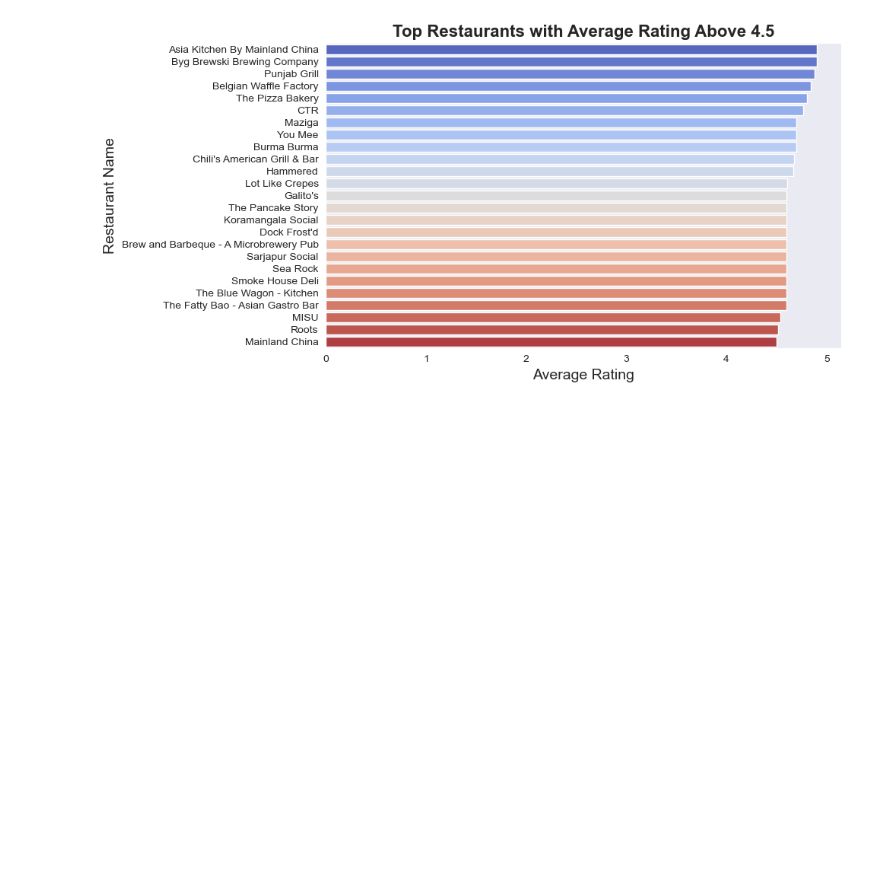
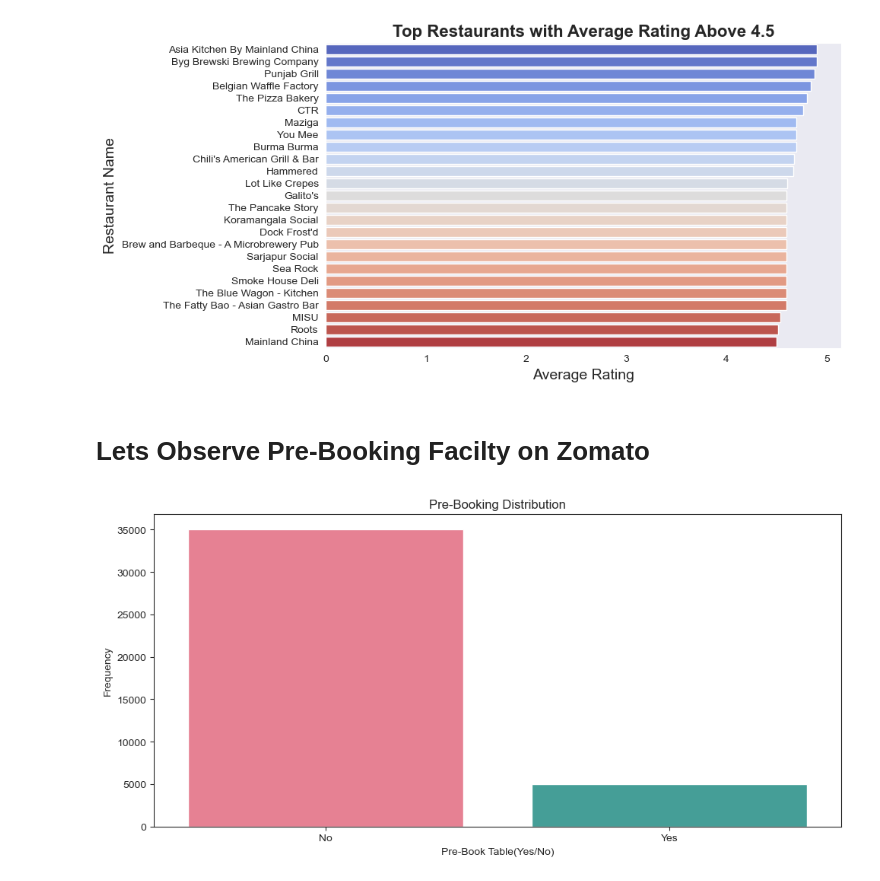
Before and after one commit to RJSINGH64/restaurant_rating-prediction, a Jupyter notebook: research.ipynb, the cells around one changed output. Drawn from its saved outputs; the diff is of its cells as text; code cells hidden in the pictures; blank space fills up the shorter version.

```diff
--- a/research.ipynb
+++ b/research.ipynb
@@ -113,0 +116,4 @@ Name: menu_item, Length: 40000, dtype: object
+# %%
+df[df["name"]=="Lifetree CafÃ\x83Â\x83Ã\x82Â\x83Ã\x83Â\x82Ã\x82Â\x83Ã\x83Â\x83Ã\x82Â\x82Ã\x83Â\x82Ã\x82Â©"] #Observe junk name inside name column
+df.iloc[20690 , 0] ="Lifetree Cafe"  #Changing junk name into a easy readable name
+df.iloc[20690 , 0]
@@ -524,3 +518,16 @@ plt.tight_layout()
 plt.show()
 # %% [output]
 [figure]
+# %% [markdown]
+# **Lets Observe Pre-Booking Facilty on Zomato**
+# %%
+plt.figure(figsize=(10,5))
+sns.set_style("ticks")
+sns.countplot(x=df_copy["book_table"] , palette="husl")
+plt.xlabel("Pre-Book Table(Yes/No)")
+plt.ylabel("Frequency")
+plt.title("Pre-Booking Distribution")
+plt.tight_layout()
+plt.show()
+# %% [output]
+[figure, added]
```
Also changed, not shown: parts of 18 cells of this notebook.
